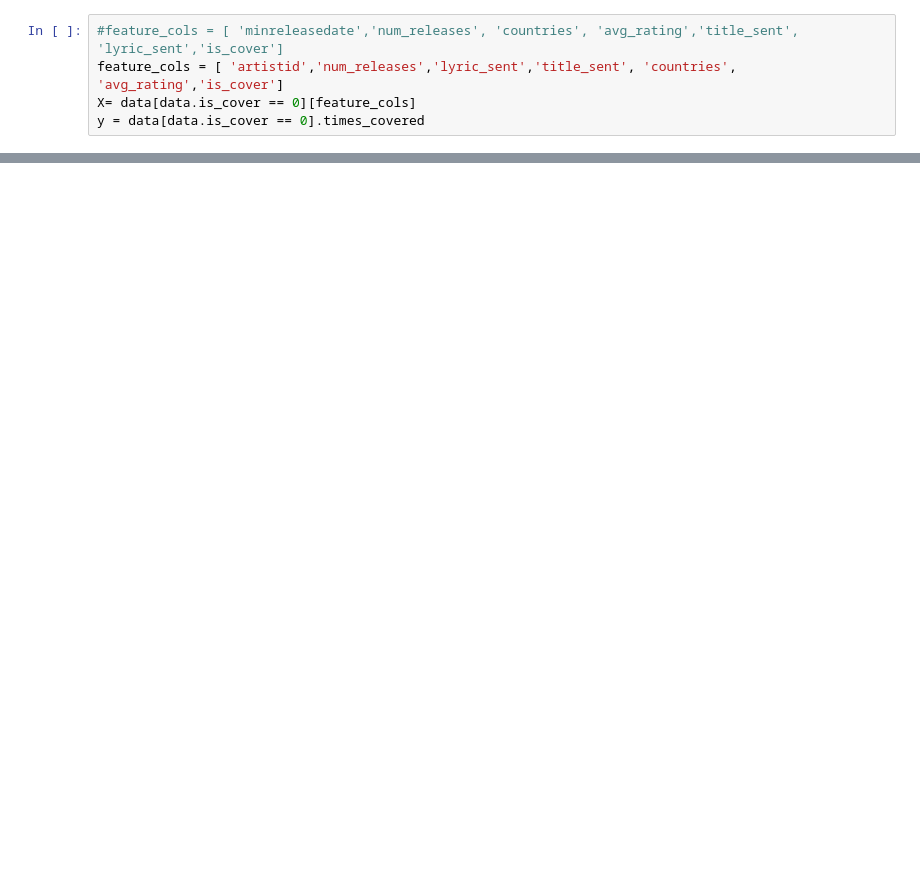
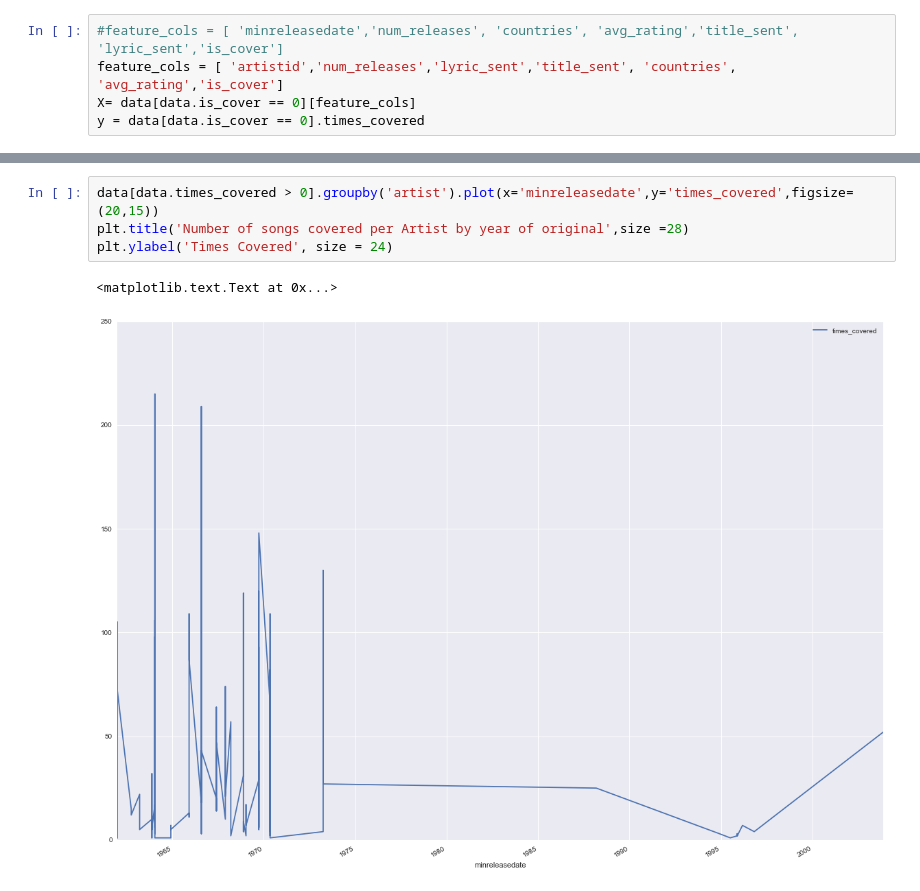
Before and after one commit to maxrose61/GA_DS, a Jupyter notebook: FInal_Project/Quantifying_Influence_Analysis_maxrose_DSFinal.ipynb, the cells around one changed output, grey strips where cells are left out. Saved outputs shown, nothing was run; the diff lists cells and outputs as text; blank space fills up the shorter version.

```diff
--- a/FInal_Project/Quantifying_Influence_Analysis_maxrose_DSFinal.ipynb
+++ b/FInal_Project/Quantifying_Influence_Analysis_maxrose_DSFinal.ipynb
@@ -59,0 +68,7 @@ AttributeError: 'RandomForestClassifier' object has no attribute 'oob_score_'
+# %%
+data[data.times_covered > 0].groupby('artist').plot(x='minreleasedate',y='times_covered',figsize=(20,15))
+plt.title('Number of songs covered per Artist by year of original',size =28)
+plt.ylabel('Times Covered', size = 24)
+# %% [output]
+<matplotlib.text.Text at 0x...>
+[figure, added]
```
Also changed, not shown: parts of 12 cells of this notebook, 8 other files.
